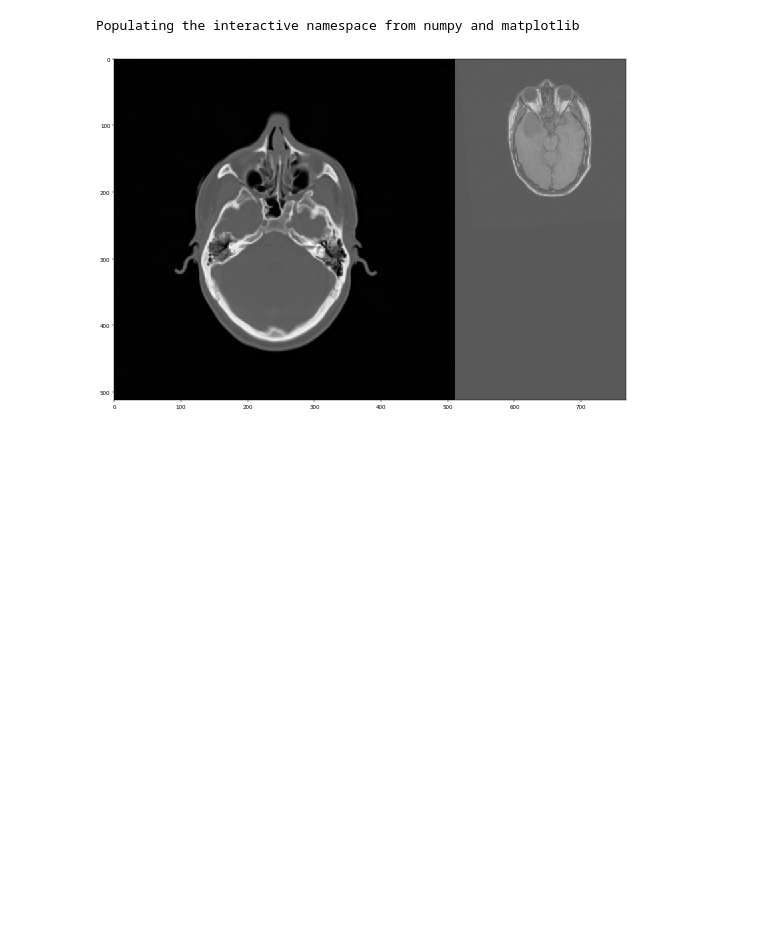
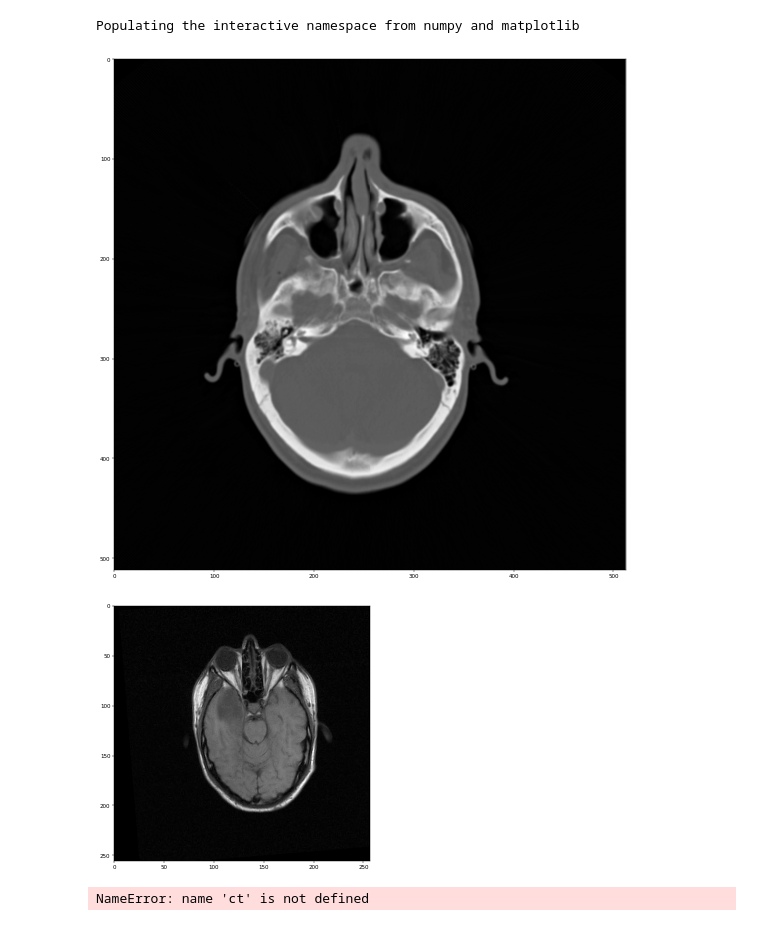
Before and after one commit to ashna111/multimodal-image-fusion-to-detect-brain-tumors, a Jupyter notebook: Image registration.ipynb, the cells around one changed output. Saved outputs shown, nothing was run; the diff lists cells and outputs as text; code cells hidden in the pictures; blank space fills up the shorter version.

```diff
--- a/Image registration.ipynb
+++ b/Image registration.ipynb
@@ -38,13 +45,14 @@ ct = SimpleITK.ReadImage(ct_path)
 mri = SimpleITK.ReadImage(mri_path)
 
 # Slice index to visualize with 'sitk_show'
-idxSlice = 2
+idxSlice = 1
 
 # int label to assign to the segmented gray matter
 labelGrayMatter = 1
 # %%
-sitk_show(SimpleITK.Tile(ct[:, :, idxSlice],
-                         mri[:, :, idxSlice],
-                         (2, 1, 0)))
+# display images
+sitk_show(SimpleITK.Tile(ct[:, :, idxSlice],(2, 1, 0)))
+sitk_show(SimpleITK.Tile(mri[:, :, idxSlice],(2, 1, 0)))
 # %% [output]
-[figure, old version]
+[figure, new version]
+[figure, added]
@@ -50,0 +68,4 @@ sitk_show(SimpleITK.Tile(ct[:, :, idxSlice],
+# %%
+ct.shape
+# %% [output]
+NameError: name 'ct' is not defined
```
Also changed, not shown: parts of 4 cells of this notebook, 4 other files.
